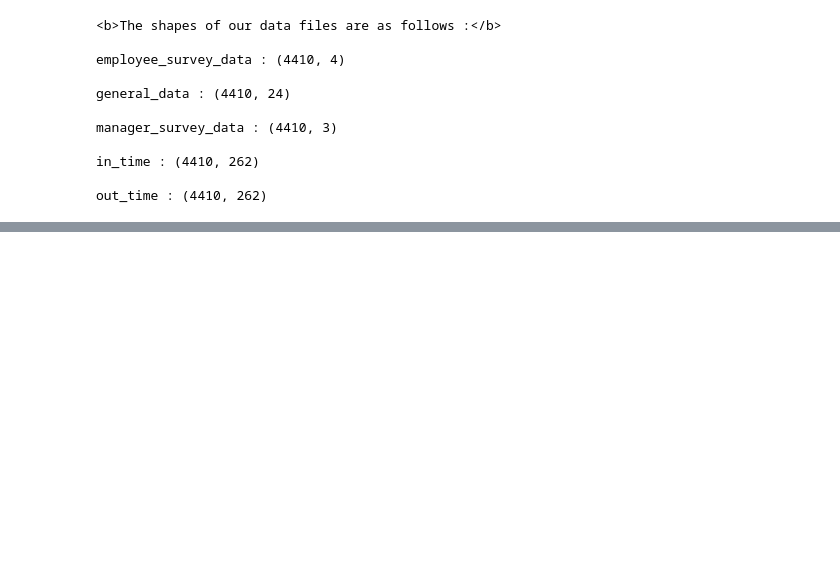
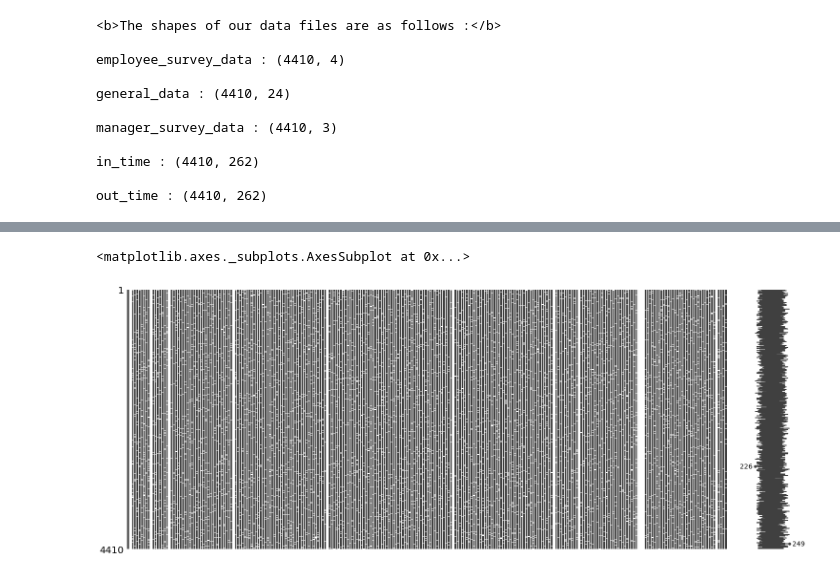
Before and after one commit to Titashmkhrj/HR_analytics_project, a Jupyter notebook: code_file.ipynb, the cells around one changed output, grey strips where cells are left out. Saved outputs shown, nothing was run; the diff lists cells and outputs as text; code cells hidden in the pictures; blank space fills up the shorter version.

```diff
--- a/code_file.ipynb
+++ b/code_file.ipynb
@@ -125,0 +169,5 @@ out_time : (4410, 262)
+# %%
+msno.matrix(out_time)
+# %% [output]
+<matplotlib.axes._subplots.AxesSubplot at 0x...>
+[figure, added]
```
Also changed, not shown: parts of 30 cells of this notebook.
